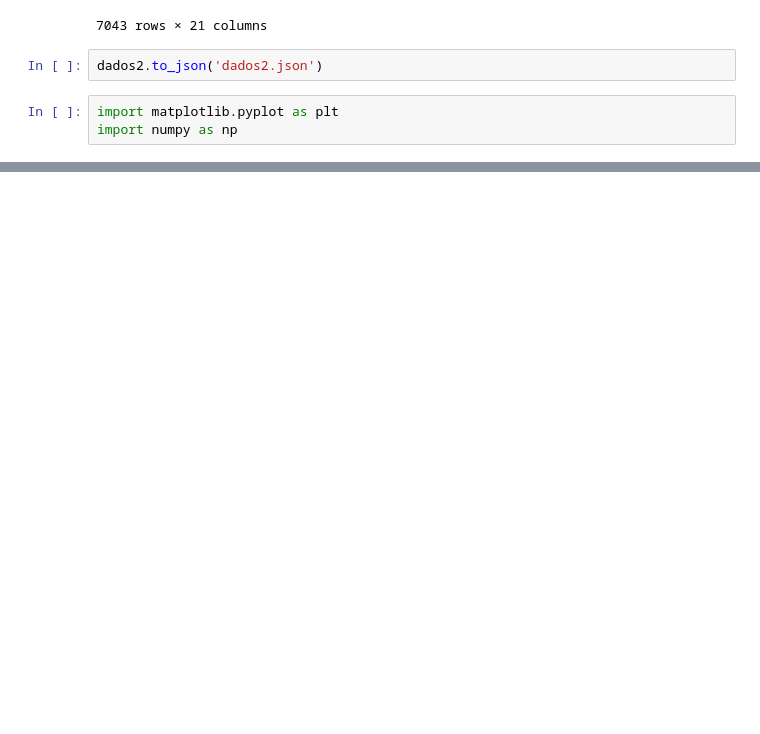
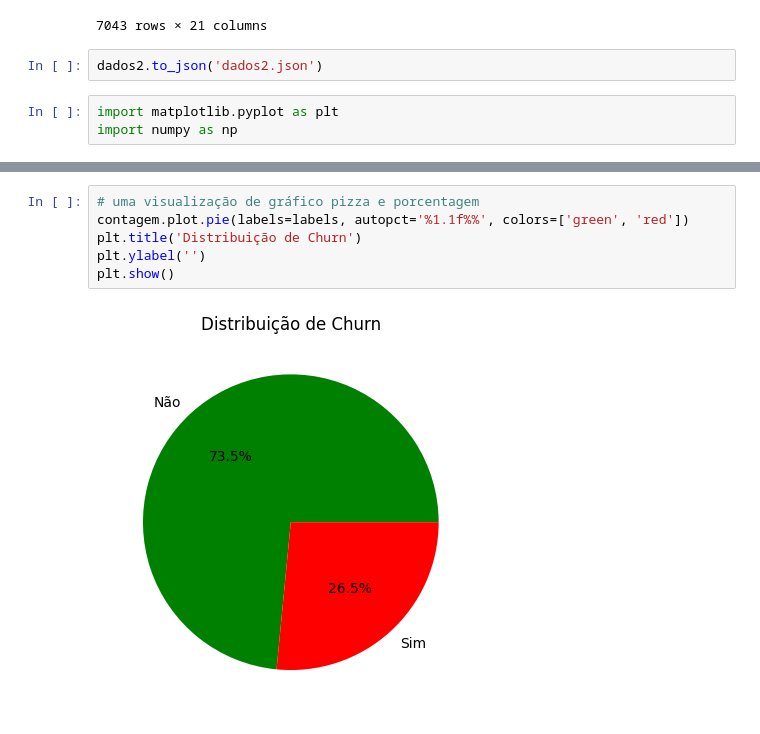
Before and after one commit to JvNeo/Data-Science, a Jupyter notebook: Alura_Challenge_Data_Science.ipynb, the cells around one changed output, grey strips where cells are left out. Cells and saved outputs as stored; diff of their text form; blank space fills up the shorter version.

```diff
--- a/Alura_Challenge_Data_Science.ipynb
+++ b/Alura_Challenge_Data_Science.ipynb
@@ -467,0 +464,8 @@ plt.show
+# %%
+# uma visualização de gráfico pizza e porcentagem
+contagem.plot.pie(labels=labels, autopct='%1.1f%%', colors=['green', 'red'])
+plt.title('Distribuição de Churn')
+plt.ylabel('')
+plt.show()
+# %% [output]
+[figure, added]
```
Also changed, not shown: parts of 6 cells of this notebook.
